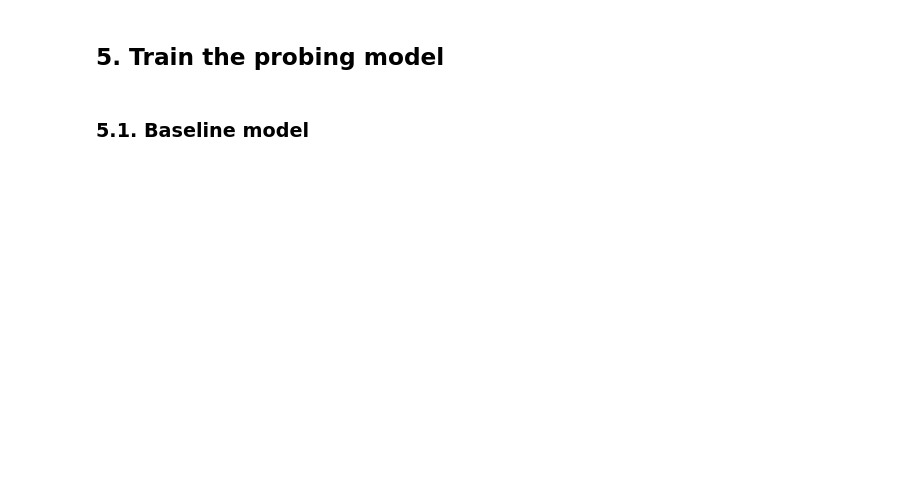
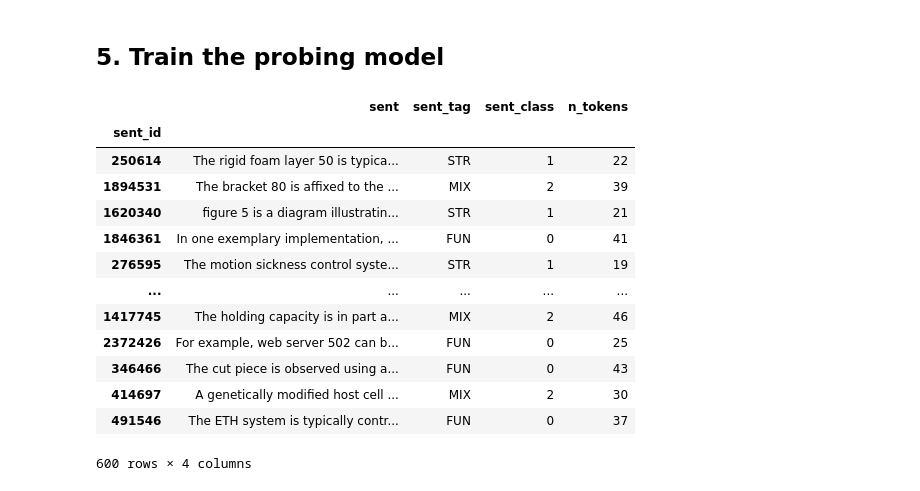
Before and after one commit to Marco-Consoloni/patent-sentence-classification, a Jupyter notebook: probing.ipynb, the cells around one changed output. Cells and saved outputs as stored; diff of their text form; code cells hidden in the pictures; blank space fills up the shorter version.

```diff
--- a/probing.ipynb
+++ b/probing.ipynb
@@ -236,2 +218,0 @@ def probing(embeddings, df, ids, feature, layer):
-# %% [markdown]
-### **5.1. Baseline model**
@@ -259 +313,29 @@ def baseline(df, feature):
+# %%
+# Import test set and create the 'n_tokens' feature for the baseline model
+df = pd.read_excel('/home/fantoni/patent-sentence-classification/data/test.xlsx')
+
+def count_tokens(text):
+    tokenized_text = re.split(r'([,.:;?_!"()\']|--|\s)', text)
+    tokenized_text = [item.strip() for item in tokenized_text if item.strip()] # eliminates with spaces
+    return len(tokenized_text)
+
+# Add n_tokens feature for the baseline model
+df['n_tokens'] = df['sent'].apply(count_tokens)
+df = df.set_index("sent_id")  # necessary for the probing functions
+df
+# %% [output]
+|  | sent | sent_tag | sent_class | n_tokens |
+| sent_id |  |  |  |  |
+| 250614 | The rigid foam layer 50 is typica... | STR | 1 | 22 |
+| 1894531 | The bracket 80 is affixed to the ... | MIX | 2 | 39 |
+| 1620340 | figure 5 is a diagram illustratin... | STR | 1 | 21 |
+| 1846361 | In one exemplary implementation, ... | FUN | 0 | 41 |
+| 276595 | The motion sickness control syste... | STR | 1 | 19 |
+| ... | ... | ... | ... | ... |
+| 1417745 | The holding capacity is in part a... | MIX | 2 | 46 |
+| 2372426 | For example, web server 502 can b... | FUN | 0 | 25 |
+| 346466 | The cut piece is observed using a... | FUN | 0 | 43 |
+| 414697 | A genetically modified host cell ... | MIX | 2 | 30 |
+| 491546 | The ETH system is typically contr... | FUN | 0 | 37 |
+600 rows × 4 columns
 # %%
```
Also changed, not shown: parts of 15 cells of this notebook.
